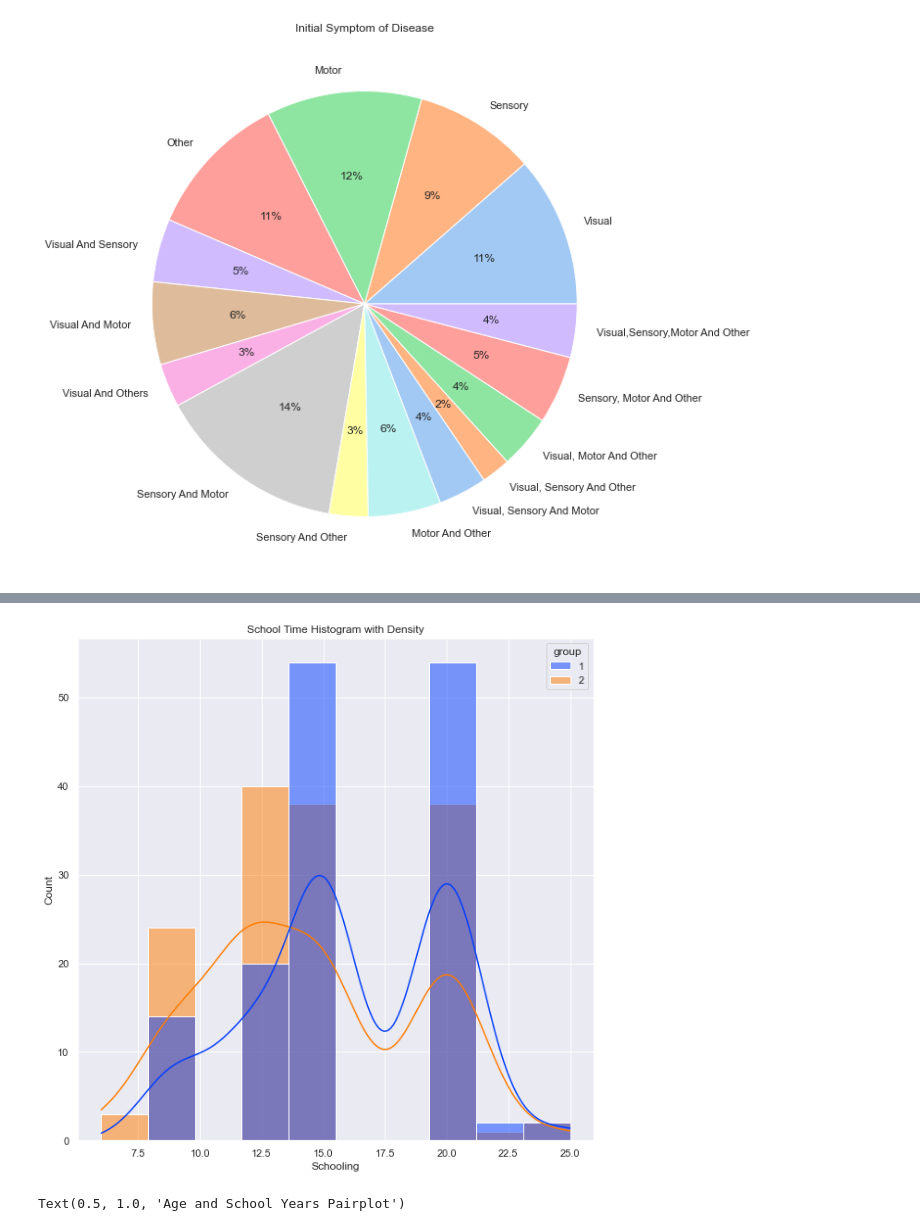
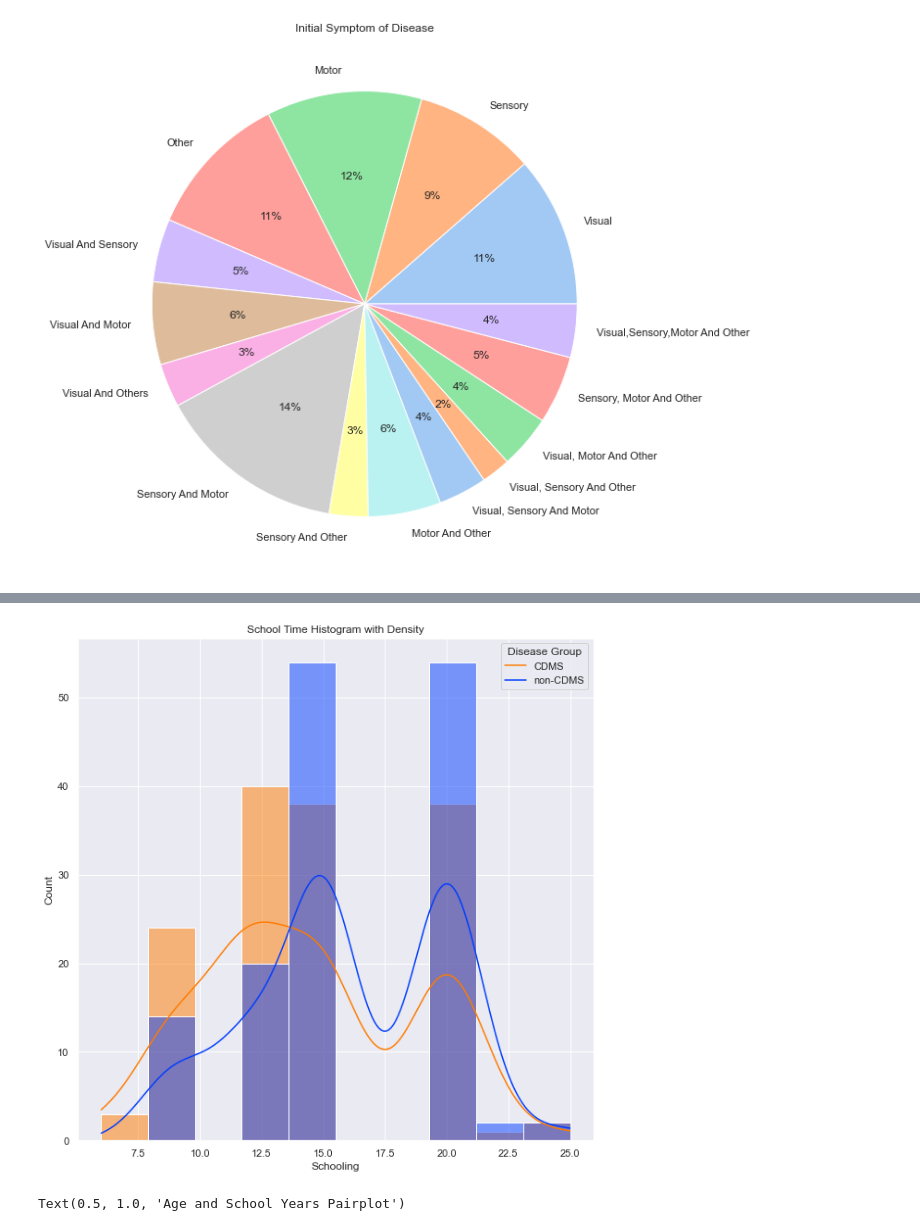
Before and after one commit to rdtfhrtm/MultipleSclerosisPrediction, a Jupyter notebook: Multiple Scolerosis Prediction.ipynb, the cells around one changed output, grey strips where cells are left out. Drawn from its saved outputs; the diff is of its cells as text; code cells hidden in the pictures.

```diff
--- a/Multiple Scolerosis Prediction.ipynb
+++ b/Multiple Scolerosis Prediction.ipynb
@@ -239,9 +238,10 @@ plt.show()
 # %%
 sns.histplot(data=df, x="Schooling",hue="group",palette="bright", kde=True)
 plt.title('School Time Histogram with Density')
+plt.legend(title='Disease Group', loc='upper right', labels=categories)
 plt.show()
 # %% [output]
-[figure, old version]
+[figure, new version]
 # %%
 sns.scatterplot(data=df, x="Age", y="Schooling")
 plt.title('Age and School Years Pairplot')
```
Also changed, not shown: parts of 1 cell of this notebook.
